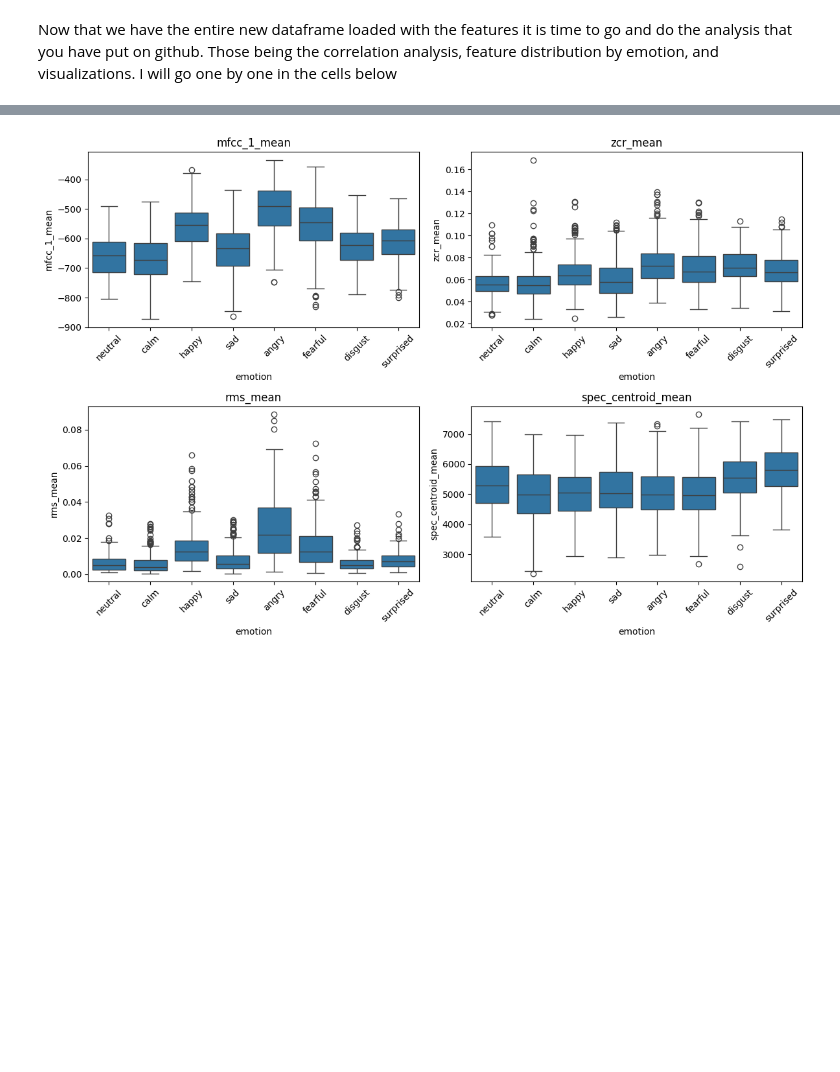
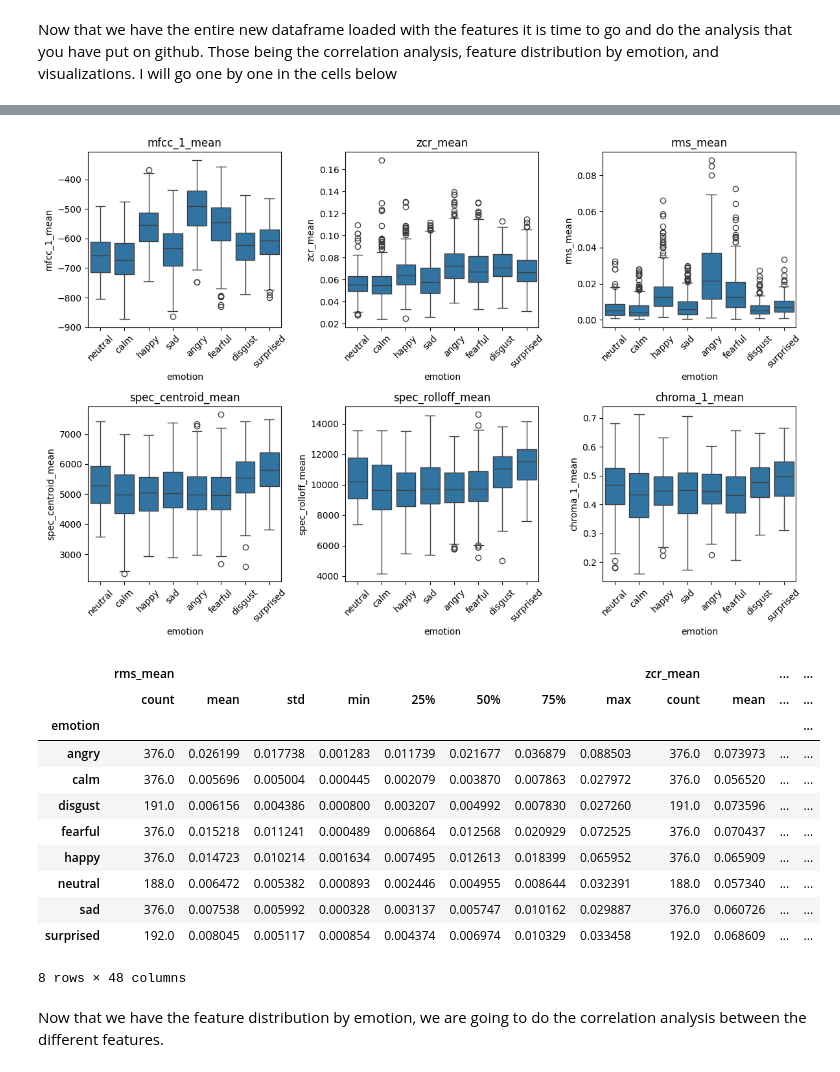
Before and after one commit to BradMartinMiami/SchoolProjectCSE432, a Jupyter notebook: SER_Project/notebooks/Feature Extraction EDA.ipynb, the cells around one changed output, grey strips where cells are left out. Drawn from its saved outputs; the diff is of its cells as text; code cells hidden in the pictures; blank space fills up the shorter version.

Commit message:
added a data table that I dont love to the feature extraction notebook and added 2 more features in the graphs, looking through the week 5 EDA from class to figure out the correlation matrix

```diff
--- a/SER_Project/notebooks/Feature Extraction EDA.ipynb
+++ b/SER_Project/notebooks/Feature Extraction EDA.ipynb
@@ -55,12 +57,28 @@ The first thing we are going to do below is feature distribution by emotion. A l
 # %%
-features_to_plot = ["mfcc_1_mean", "zcr_mean", "rms_mean", "spec_centroid_mean"]
+features_to_plot = ["mfcc_1_mean", "zcr_mean", "rms_mean", "spec_centroid_mean", "spec_rolloff_mean","chroma_1_mean"]
 
-fig, axes = plt.subplots(2, 2, figsize=(12, 8))
+fig, axes = plt.subplots(2, 3, figsize=(12, 8))
 for ax, feat in zip(axes.flat, features_to_plot):
     sns.boxplot(data=features, x="emotion", y=feat, ax=ax)
     ax.set_title(feat)
     ax.tick_params(axis="x", rotation=45)
 plt.tight_layout()
 plt.show()
+
+features.groupby("emotion")[["rms_mean", "zcr_mean", "spec_centroid_mean", "mfcc_1_mean","spec_rolloff_mean","chroma_1_mean" ]].describe()
 # %% [output]
-[figure, old version]
+[figure, new version]
+|  | rms_mean |  |  |  |  |  |  |  | zcr_mean |  | ... | ... |
+|  | count | mean | std | min | 25% | 50% | 75% | max | count | mean | ... | ... |
+| emotion |  |  |  |  |  |  |  |  |  |  |  | ... |
+| angry | 376.0 | 0.026199 | 0.017738 | 0.001283 | 0.011739 | 0.021677 | 0.036879 | 0.088503 | 376.0 | 0.073973 | ... | ... |
+| calm | 376.0 | 0.005696 | 0.005004 | 0.000445 | 0.002079 | 0.003870 | 0.007863 | 0.027972 | 376.0 | 0.056520 | ... | ... |
+| disgust | 191.0 | 0.006156 | 0.004386 | 0.000800 | 0.003207 | 0.004992 | 0.007830 | 0.027260 | 191.0 | 0.073596 | ... | ... |
+| fearful | 376.0 | 0.015218 | 0.011241 | 0.000489 | 0.006864 | 0.012568 | 0.020929 | 0.072525 | 376.0 | 0.070437 | ... | ... |
+| happy | 376.0 | 0.014723 | 0.010214 | 0.001634 | 0.007495 | 0.012613 | 0.018399 | 0.065952 | 376.0 | 0.065909 | ... | ... |
+| neutral | 188.0 | 0.006472 | 0.005382 | 0.000893 | 0.002446 | 0.004955 | 0.008644 | 0.032391 | 188.0 | 0.057340 | ... | ... |
+| sad | 376.0 | 0.007538 | 0.005992 | 0.000328 | 0.003137 | 0.005747 | 0.010162 | 0.029887 | 376.0 | 0.060726 | ... | ... |
+| surprised | 192.0 | 0.008045 | 0.005117 | 0.000854 | 0.004374 | 0.006974 | 0.010329 | 0.033458 | 192.0 | 0.068609 | ... | ... |
+8 rows × 48 columns
+# %% [markdown]
+Now that we have the feature distribution by emotion, we are going to do the correlation analysis between the different features.
```
Also changed, not shown: parts of 1 cell of this notebook, 1 other file.
